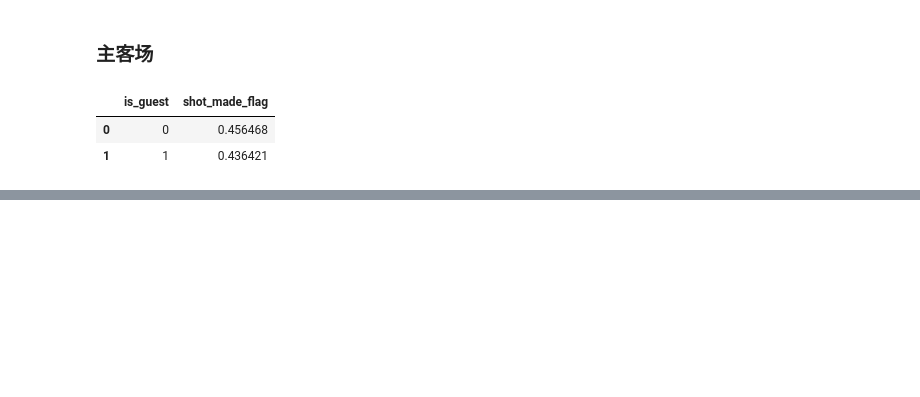
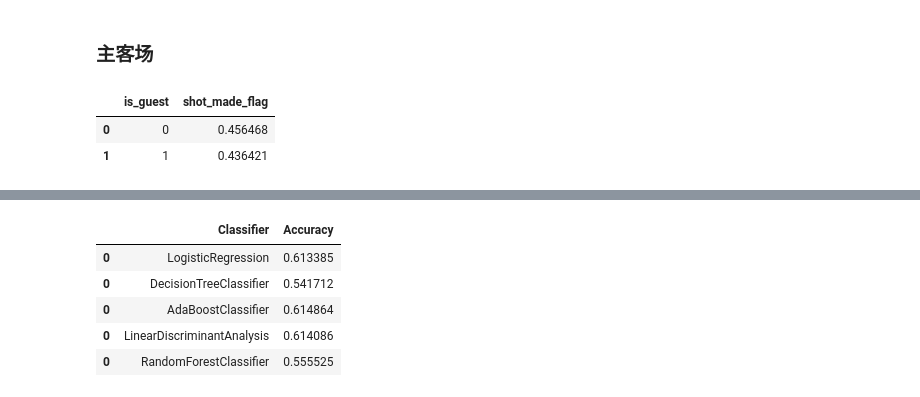
Before and after one commit to wb-dirac/kaggle_proj, a Jupyter notebook: Kobe Bryant Shot Selection/exploring.ipynb, the cells around one changed output, grey strips where cells are left out. Drawn from its saved outputs; the diff is of its cells as text; code cells hidden in the pictures; blank space fills up the shorter version.

```diff
--- a/Kobe Bryant Shot Selection/exploring.ipynb
+++ b/Kobe Bryant Shot Selection/exploring.ipynb
@@ -214,0 +265,3 @@ y=y.values
+# %%
+nb = myNb()
+nb.fit(train_data, y)
@@ -217,22 +358,27 @@ print(dataset.columns)
 # %%
 # rf = RandomForestClassifier()
 
-
+import matplotlib.pyplot as plt
+import seaborn as sns
 classifiers = [
-    KNeighborsClassifier(3),
-    SVC(probability=True),
-    DecisionTreeClassifier(),
-    RandomForestClassifier(),
-	AdaBoostClassifier(),
-    GradientBoostingClassifier(),
-    GaussianNB(),
+#     KNeighborsClassifier(3),
+#     SVC(probability=True),
+#     DecisionTreeClassifier(),
+#     RandomForestClassifier(),
+    AdaBoostClassifier(),
+#     GradientBoostingClassifier(),
+#     GaussianNB(),
+    MultinomialNB(),
     LinearDiscriminantAnalysis(),
-    QuadraticDiscriminantAnalysis(),
-    LogisticRegression()]
+#     QuadraticDiscriminantAnalysis(),
+    LogisticRegression()
+]
 # classifiers = [rf]
 sss = StratifiedShuffleSplit(n_splits=10, test_size=0.1, random_state=0)
 acc_dict = {}
 log_cols = ["Classifier", "Accuracy"]
+log 	 = pd.DataFrame(columns=log_cols)
+
 
 for train_index, test_index in sss.split(X, y):
 	X_train, X_test = X[train_index], X[test_index]
@@ -241,8 +387,10 @@ for train_index, test_index in sss.split(X, y):
 	for clf in classifiers:
 		name = clf.__class__.__name__
 		clf.fit(X_train, y_train)
-		train_predictions = clf.predict(X_test)
-		acc = accuracy_score(y_test, train_predictions)
+# 		train_predictions = clf.predict(X_test)
+# 		acc = accuracy_score(y_test, train_predictions)
+		train_predictions_proba = clf.predict_proba(X_test)
+		acc = log_loss(y_test, train_predictions_proba)
 		if name in acc_dict:
 			acc_dict[name] += acc
 		else:
@@ -261,0 +418,9 @@ KeyboardInterrupt:
+# %%
+log
+# %% [output]
+|  | Classifier | Accuracy |
+| 0 | LogisticRegression | 0.613385 |
+| 0 | DecisionTreeClassifier | 0.541712 |
+| 0 | AdaBoostClassifier | 0.614864 |
+| 0 | LinearDiscriminantAnalysis | 0.614086 |
+| 0 | RandomForestClassifier | 0.555525 |
```
Also changed, not shown: parts of 16 cells of this notebook, 1 other file.
